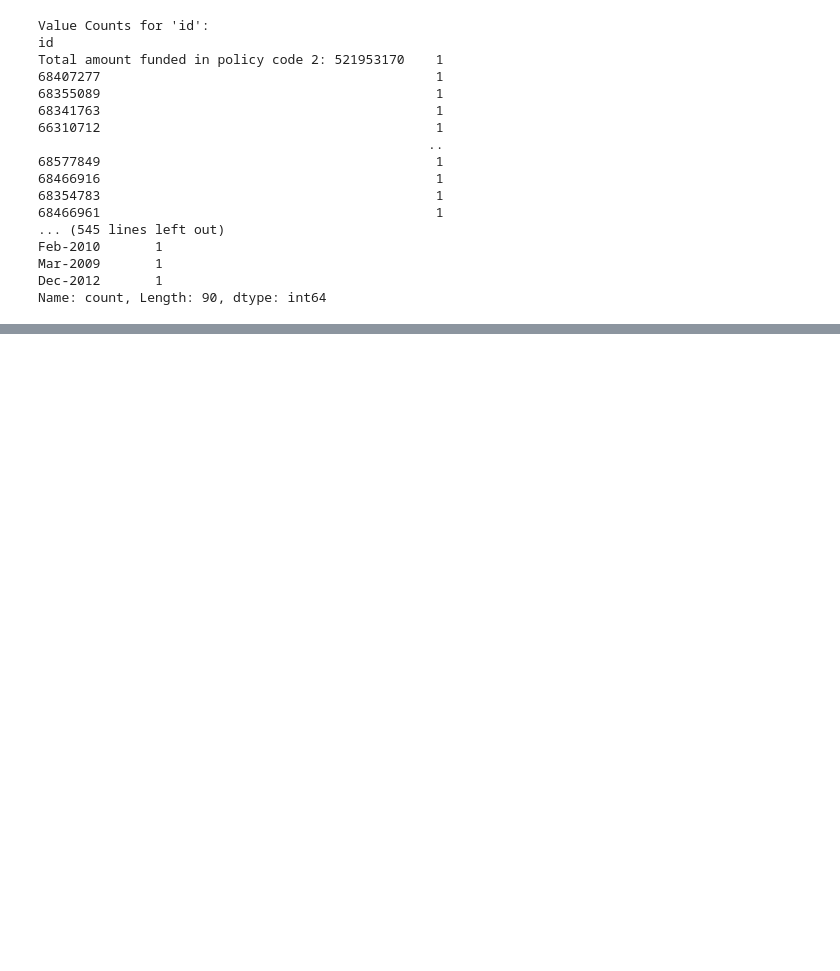
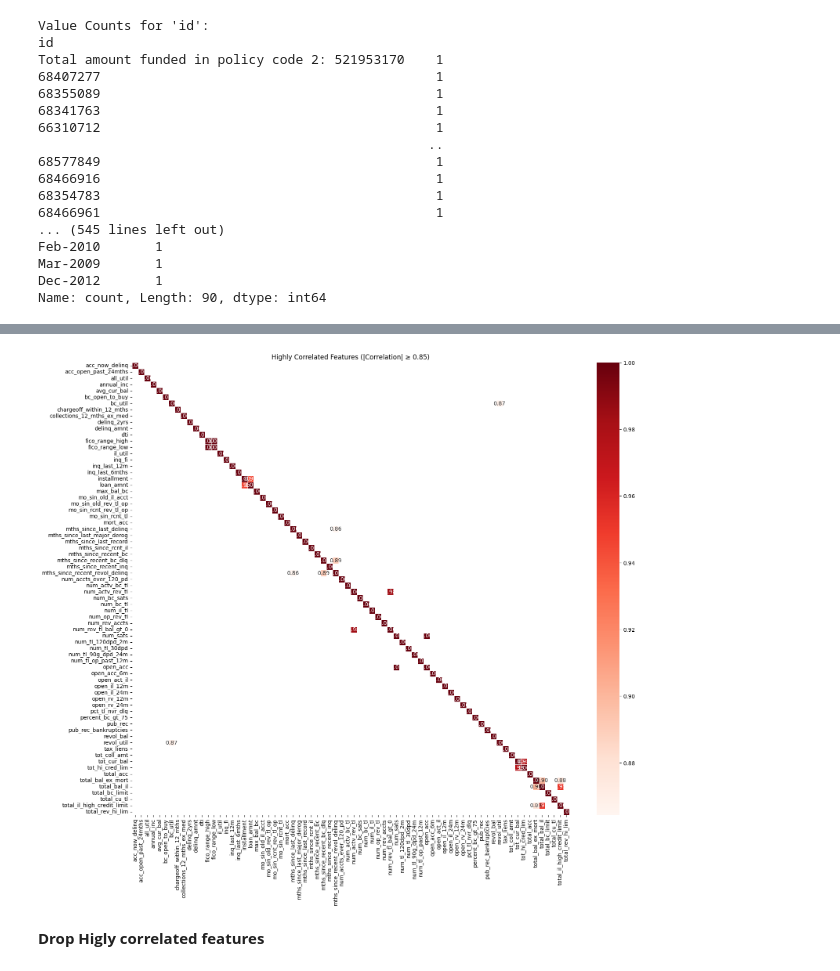
Before and after one commit to Saad7912/ML-Model-Drift-Health-Monitoring-Agent, a Jupyter notebook: LendingClubLoanData.ipynb, the cells around one changed output, grey strips where cells are left out. Cells and saved outputs as stored; diff of their text form; code cells hidden in the pictures; blank space fills up the shorter version.

```diff
--- a/LendingClubLoanData.ipynb
+++ b/LendingClubLoanData.ipynb
@@ -206,0 +483,29 @@ Name: count, Length: 90, dtype: int64
+# %%
+import numpy as np
+import matplotlib.pyplot as plt
+import seaborn as sns
+
+# Correlation matrix
+corr_matrix = numerical_df.corr().abs()
+
+# Filter highly correlated features
+threshold = 0.85
+
+high_corr = corr_matrix.where(corr_matrix >= threshold)
+
+plt.figure(figsize=(18,15))
+
+sns.heatmap(
+    high_corr,
+    annot=True,
+    cmap="Reds",
+    fmt=".2f",
+    linewidths=0.5
+)
+
+plt.title("Highly Correlated Features (|Correlation| ≥ 0.85)")
+plt.show()
+# %% [output]
+[figure, added]
+# %% [markdown]
+**Drop Higly correlated features**
```
Also changed, not shown: parts of 11 cells of this notebook.
